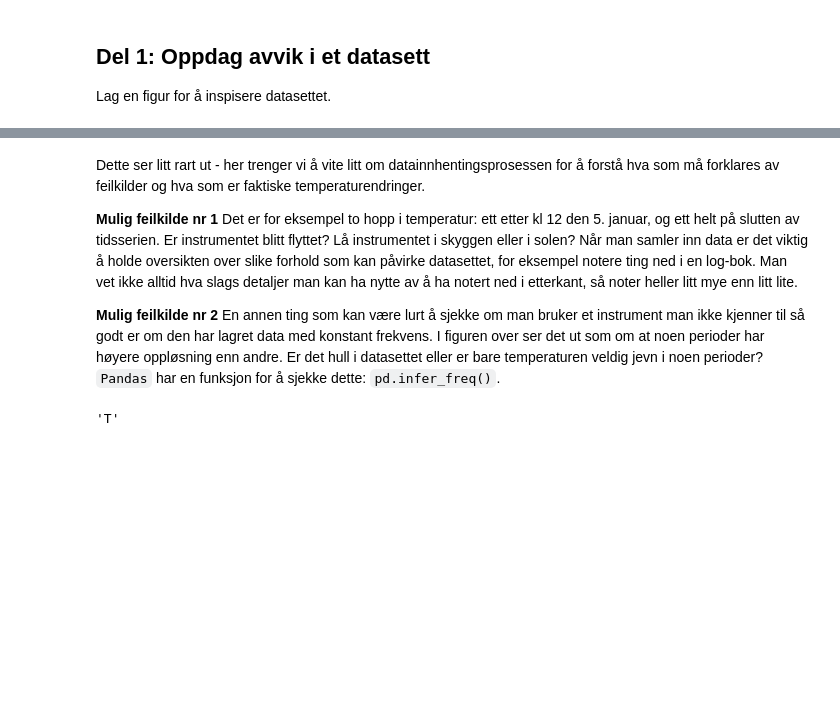
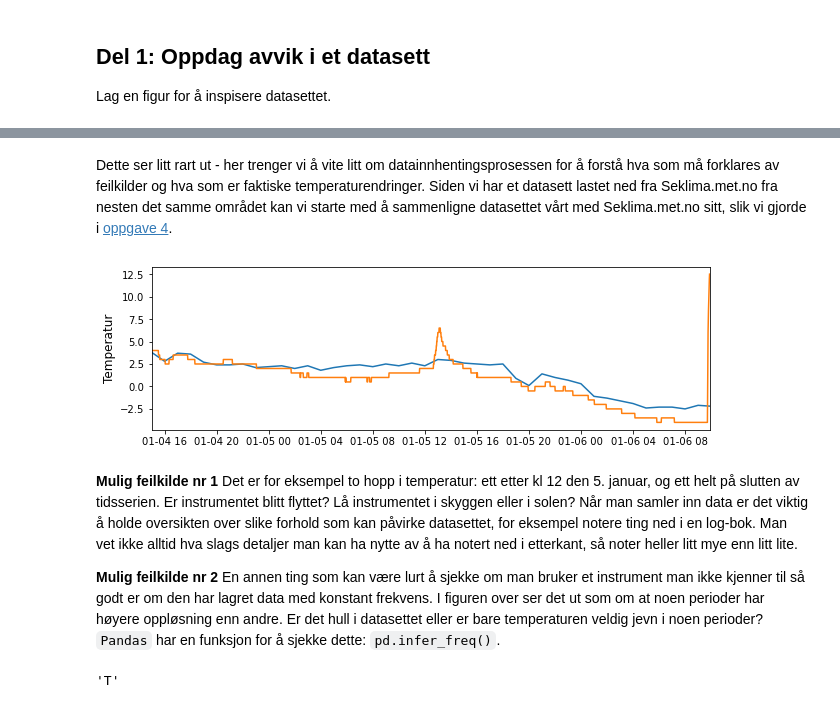
Before and after one commit to irendundas/EkteData, a Jupyter notebook: NAT624/Del6_databehandling_av_egne_data.ipynb, the cells around one changed output, grey strips where cells are left out. Drawn from its saved outputs; the diff is of its cells as text; code cells hidden in the pictures; blank space fills up the shorter version.

Commit message:
add fig comparing seklima-data with Ragnhild's collected data after removing spikes

```diff
--- a/NAT624/Del6_databehandling_av_egne_data.ipynb
+++ b/NAT624/Del6_databehandling_av_egne_data.ipynb
@@ -72,6 +86,34 @@ plt.show()
+# %% [markdown]
+Dette ser litt rart ut - her trenger vi å vite litt om datainnhentingsprosessen for å forstå hva som må forklares av feilkilder og hva som er faktiske temperaturendringer. Siden vi har et datasett lastet ned fra Seklima.met.no fra nesten det samme området kan vi starte med å sammenligne datasettet vårt med Seklima.met.no sitt, slik vi gjorde i [oppgave 4](https://github.com/irendundas/EkteData/blob/main/NAT624/Del4_les_csv_fil.ipynb).
+# %%
+# Endre denne stien til der du har EkteData filene på din PC
+sti='W:/Work/Documents/EkteData/MyProg'
+# Endre dette filnavnet til det du har kalt filen du nettopp lastet ned.
+fil='/timesnedbør_Bergen_Januar.csv'
+
+df_Florida = pd.read_csv(
+    sti+fil,
+    sep=';',
+    decimal=',',
+    parse_dates=['Tid(norsk normaltid)'],
+    dayfirst=True
+)
+
+tid_Florida=df_Florida['Tid(norsk normaltid)'][:-1]
+temp_Florida=df_Florida['Lufttemperatur'][:-1]
+
+tid_Florida=tid_Florida.to_numpy()
+temp_Florida=temp_Florida.to_numpy()
+
+plt.figure(figsize=(10,3))
+plt.plot(tid_Florida,temp_Florida)
+plt.plot(tid, temp)
+plt.ylabel('Temperatur')
+plt.xlim(tid[0], tid[-1])
+plt.show()
+# %% [output]
+[figure, added]
 # %% [markdown]
-Dette ser litt rart ut - her trenger vi å vite litt om datainnhentingsprosessen for å forstå hva som må forklares av feilkilder og hva som er faktiske temperaturendringer.
-
 **Mulig feilkilde nr 1**
 Det er for eksempel to hopp i temperatur: ett etter kl 12 den 5. januar, og ett helt på slutten av tidsserien. Er instrumentet blitt flyttet? Lå instrumentet i skyggen eller i solen? Når man samler inn data er det viktig å holde oversikten over slike forhold som kan påvirke datasettet, for eksempel notere ting ned i en log-bok. Man vet ikke alltid hva slags detaljer man kan ha nytte av å ha notert ned i etterkant, så noter heller litt mye enn litt lite.
 
```
Also changed, not shown: parts of 18 cells of this notebook.
